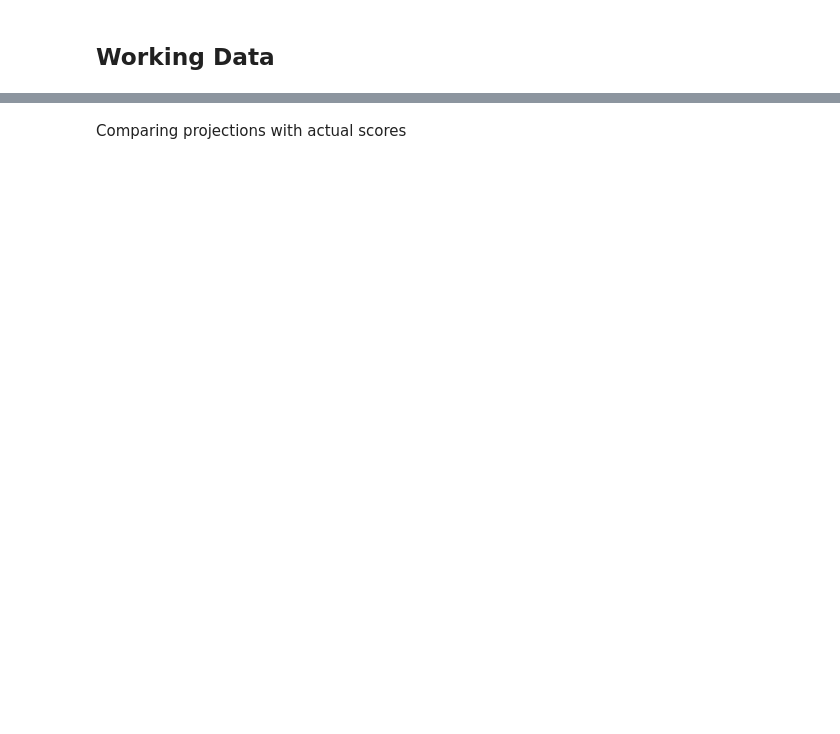
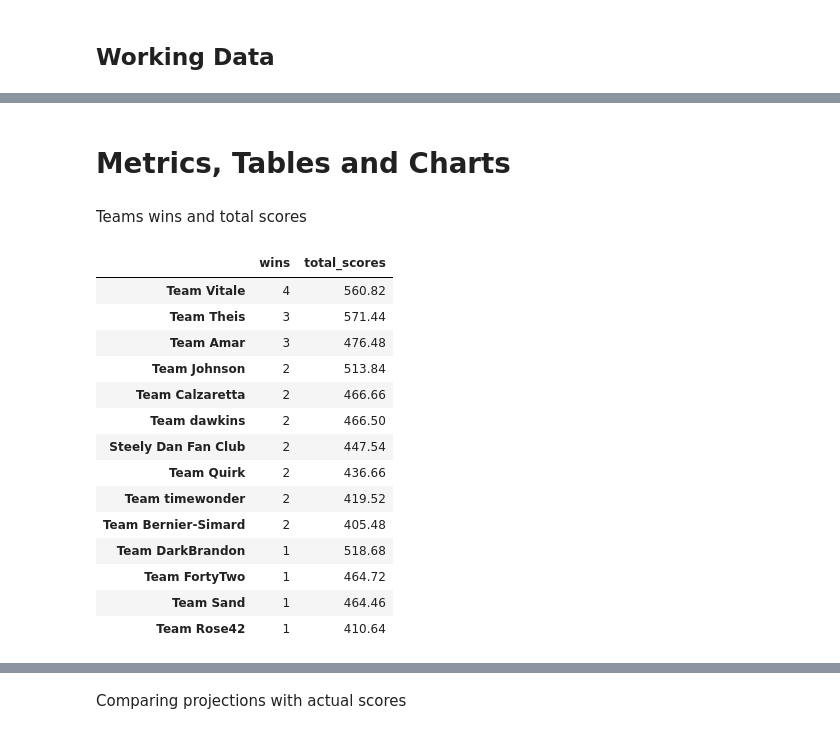
Before and after one commit to alexbatistaarantes/data-analysis, a Jupyter notebook: analysis/Fantasy Football/Fantasy Football.ipynb, the cells around one changed output, grey strips where cells are left out. Cells and saved outputs as stored; diff of their text form; code cells hidden in the pictures; blank space fills up the shorter version.

```diff
--- a/analysis/Fantasy Football/Fantasy Football.ipynb
+++ b/analysis/Fantasy Football/Fantasy Football.ipynb
@@ -105 +104,29 @@ memory usage: 78.2+ KB
+# %% [markdown]
+# Metrics, Tables and Charts
+# %% [markdown]
+Teams wins and total scores
+# %%
+wins = pd.Series(np.where(mt.score1 > mt.score2, mt.team1, mt.team2)).value_counts()
+scores = df[df.position!='Bench'].groupby(['team']).score.sum().sort_values(ascending=False)
+
+pd.concat({'wins': wins, 'total_scores': scores}, axis=1).sort_values(['wins', 'total_scores'], ascending=False)
+
+# To get the average point per match (week) per team
+# df[df.position!='Bench'].groupby(['week', 'team']).score.sum().groupby('team').mean().sort_values(ascending=False)
+# %% [output]
+|  | wins | total_scores |
+| Team Vitale | 4 | 560.82 |
+| Team Theis | 3 | 571.44 |
+| Team Amar | 3 | 476.48 |
+| Team Johnson | 2 | 513.84 |
+| Team Calzaretta | 2 | 466.66 |
+| Team dawkins | 2 | 466.50 |
+| Steely Dan Fan Club | 2 | 447.54 |
+| Team Quirk | 2 | 436.66 |
+| Team timewonder | 2 | 419.52 |
+| Team Bernier-Simard | 2 | 405.48 |
+| Team DarkBrandon | 1 | 518.68 |
+| Team FortyTwo | 1 | 464.72 |
+| Team Sand | 1 | 464.46 |
+| Team Rose42 | 1 | 410.64 |
 # %% [markdown]
```
Also changed, not shown: parts of 16 cells of this notebook, 2 other files.
